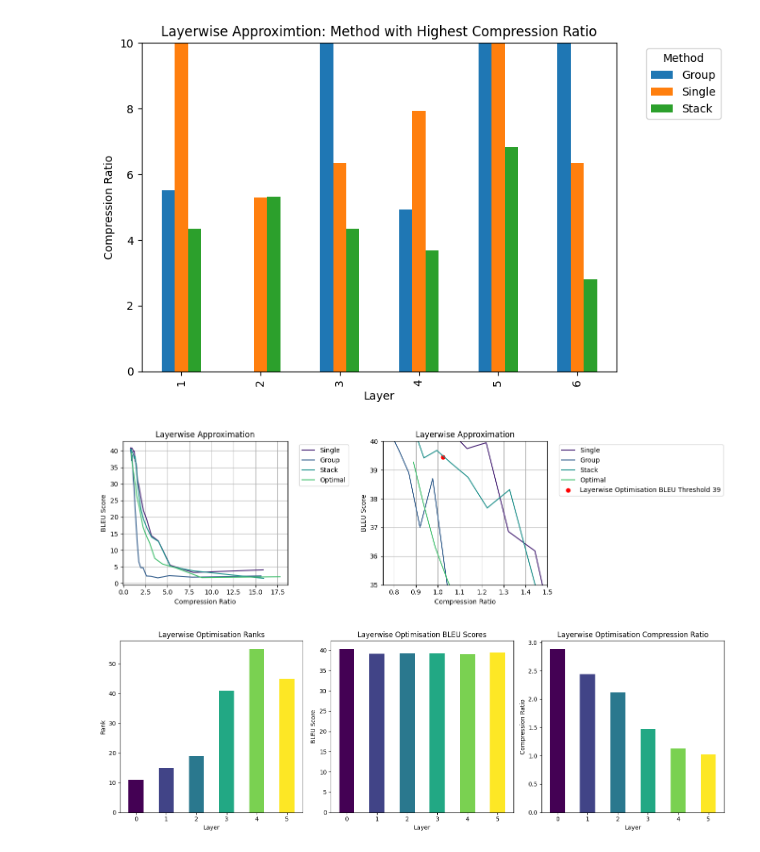
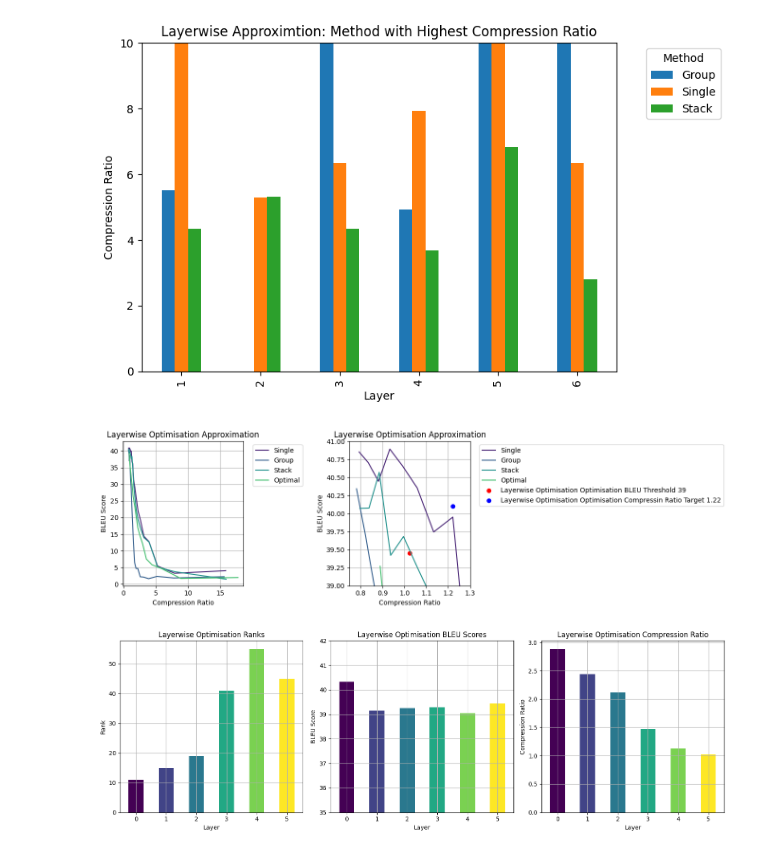
Before and after one commit to justinhuang666666/Approximate-Matrix-Vector-Multiplication, a Jupyter notebook: simulation_result/simulation_layered.ipynb, the cells around one changed output. Cells and saved outputs as stored; diff of their text form; code cells hidden in the pictures.

```diff
--- a/simulation_result/simulation_layered.ipynb
+++ b/simulation_result/simulation_layered.ipynb
@@ -231,36 +231,43 @@ axs[1].plot(single['Compression Ratio']/8, single['BLEU Score'],
 # Plot Group
 axs[1].plot(group['Compression Ratio']/8, group['BLEU Score'],
             color=colormap(0.3), label='Group')
 # Plot Stack
 axs[1].plot(stack['Compression Ratio']/8, stack['BLEU Score'],
             color=colormap(0.5), label='Stack')
 
 axs[1].plot(optimal['Compression Ratio']/8, optimal['BLEU Score'],
             color=colormap(0.7), label='Optimal')
 
 x = 1.0237600562368194
 y = 39.4484329623815
 
 # Create a scatter plot for a single point
 axs[1].scatter(x, y, color='red',label='Layerwise Optimisation Optimisation BLEU Threshold 39')
 
+x1 = 1.2206369901285155
+y1 = 40.10513366081188
+
+axs[1].scatter(x1, y1, color='blue',label='Layerwise Optimisation Optimisation Compressin Ratio Target 1.22')
+
 axs[1].set_title(f'Layerwise Optimisation Approximation')
 axs[1].set_xlabel('Compression Ratio')
 axs[1].set_ylabel('BLEU Score')
 
+
+
 # Add legend outside the plot area
 axs[1].legend(bbox_to_anchor=(1.05, 1), loc='upper left')
 axs[1].grid(True)
-axs[1].set_xlim([0.75,1.5])
-axs[1].set_ylim([35,40])
+axs[1].set_xlim([0.75,1.3])
+axs[1].set_ylim([39,41])
 
 
 
 # Adjust layout to make space for legends outside the plotting area
 plt.tight_layout(rect=[0, 0, 0.85, 1])
 plt.show()
 # %% [output]
-[figure, old version]
+[figure, new version]
 # %%
 # Data
 layerwise_ranks = [11, 15, 19, 41, 55, 45]
@@ -288,6 +295,7 @@ ax[0].grid(True)
 ax[1].bar(layers, layerwise_bleu, color=colors, width=0.5)
 ax[1].set_title('Layerwise Optimisation BLEU Scores')
 ax[1].set_xlabel('Layer')
+ax[1].set_ylim([35,42])
 ax[1].set_ylabel('BLEU Score')
 ax[1].grid(True)
 
@@ -302,4 +310,4 @@ ax[2].grid(True)
 plt.tight_layout()
 plt.show()
 # %% [output]
-[figure, old version]
+[figure, new version]
```
Also changed, not shown: parts of 1 cell of this notebook, 1 other file.
